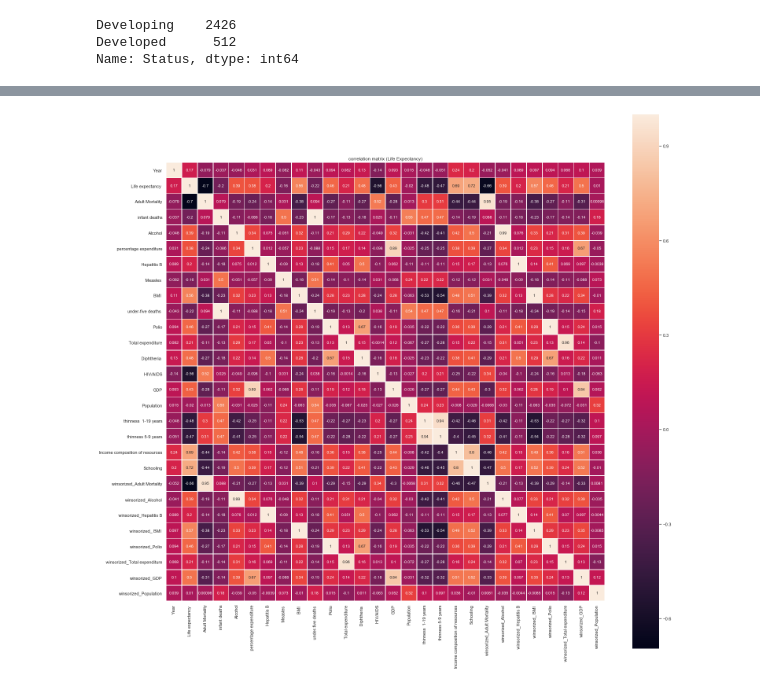
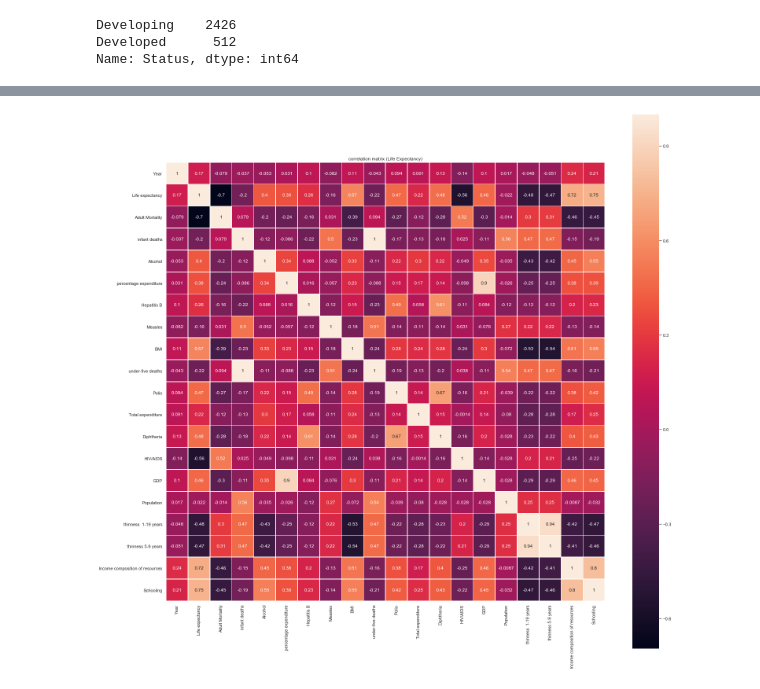
Before and after one commit to rajinigurijala/Thinkful, a Jupyter notebook: ModelPrepChallenge10.ipynb, the cells around one changed output, grey strips where cells are left out. Saved outputs shown, nothing was run; the diff lists cells and outputs as text; code cells hidden in the pictures.

```diff
--- a/ModelPrepChallenge10.ipynb
+++ b/ModelPrepChallenge10.ipynb
@@ -80,3 +94,7 @@ memory usage: 505.0+ KB
 As we can see from the output, this dataset contains 2,938 observations and 22 columns. It appears that only the Country and Status fields are objects (which means that they are strings).
 
 Also this data set is time-series dataset. Our target/outcome variable is Life Expectancy.
+# %%
+# Strip column names from whitespace
+col_names = {k:k.replace(k,k.strip()) for k in lifeexpectancy_df.columns}
+lifeexpectancy_df.rename(columns=col_names,inplace=True)
@@ -83,9 +113,7 @@ Also this data set is time-series dataset. Our target/outcome variable is Life E
 # %%
 # If there are any infinite values in the dataframe then replace with NaN values
 
-lifeexpectancy_df = lifeexpectancy_df.replace(-np.inf, np.nan)
-
-lifeexpectancy_df = lifeexpectancy_df.replace(np.inf, np.nan)
+lifeexpectancy_df = lifeexpectancy_df.replace([np.inf, -np.inf], np.nan)
 # %%
 lifeexpectancy_df.nunique()
 # %% [output]
@@ -178,6 +232,8 @@ lifeexpectancy_df.Status.value_counts()
 Developing    2426
 Developed      512
 Name: Status, dtype: int64
+# %%
+lifeexpectancy_df_orig = lifeexpectancy_df.copy()
 # %%
 from scipy.stats import zscore
 import numpy as np
@@ -359,22 +426,17 @@ df2.describe()
 # %%
 # make the correlation matrice.
-corrmat = df2.corr()
+corrmat = lifeexpectancy_df_orig.corr()
 
 # heatmaps are a great way to get
 # a quick visual read on a big correlation matrix.
 
 plt.figure(figsize=(25,25))
 
 # draw the heatmap using seaborn.
 sns.heatmap(corrmat, square=True, annot=True, linewidths=.5)
 plt.title("correlation matrix (Life Expectancy)")
 
 
 plt.show()
-
-# try to match the correlation numbers
-# to the scatterplots above to get a
-# sense of what each magnitude of
-# correlation can look like.
 # %% [output]
-[figure, old version]
+[figure, new version]
```
Also changed, not shown: parts of 49 cells of this notebook.
